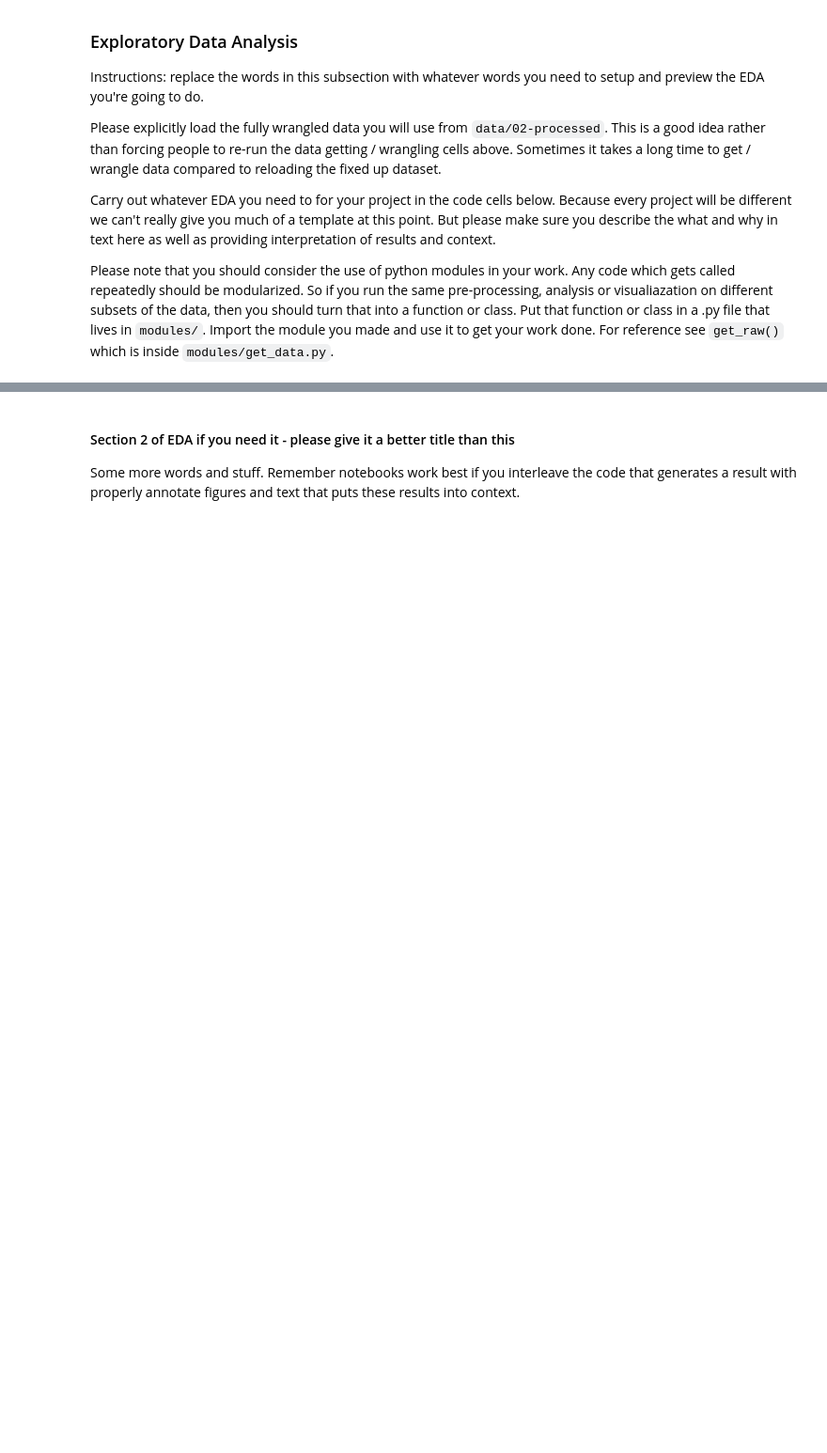
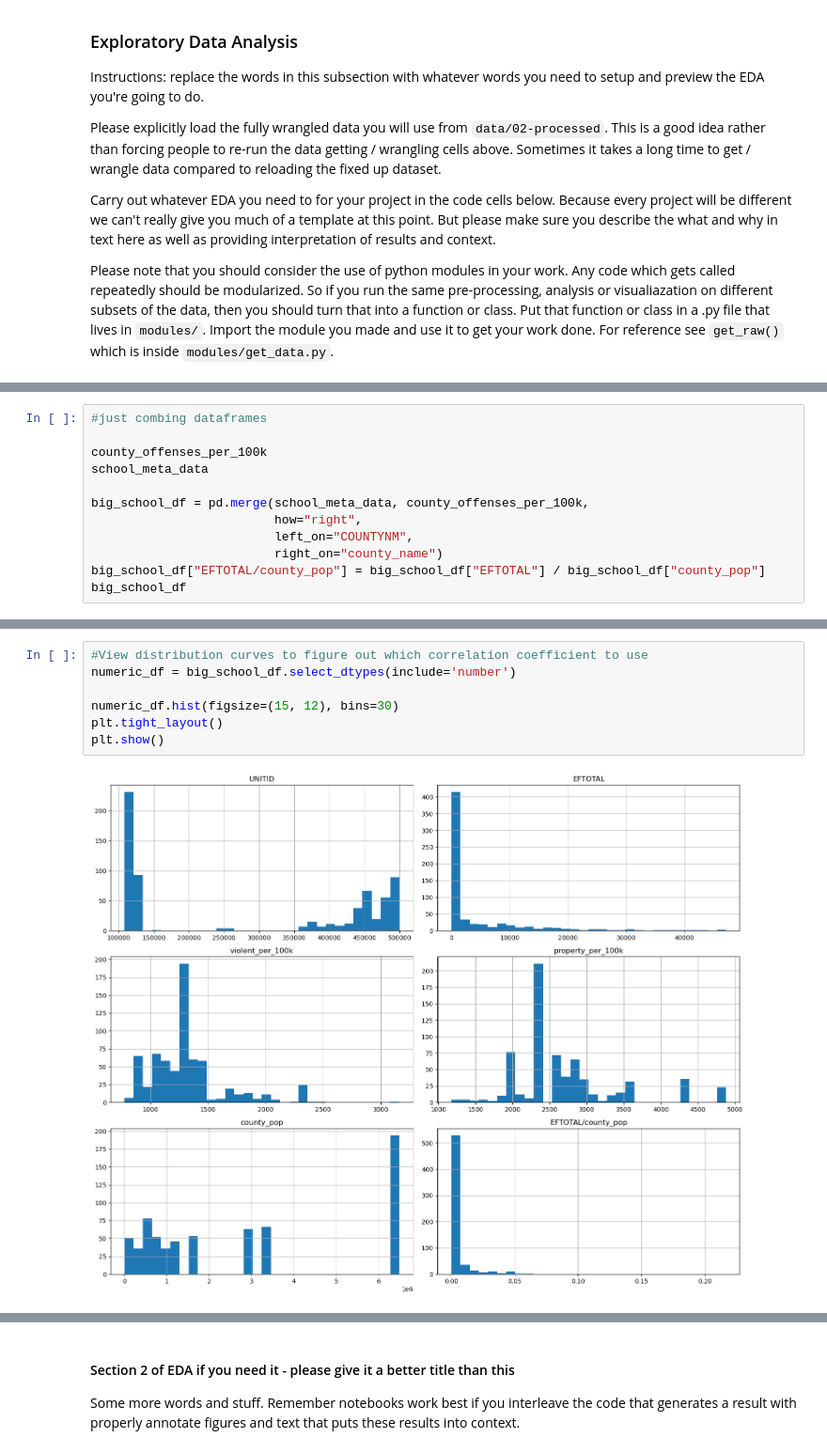
Before and after one commit to COGS108/Group045_WI26, a Jupyter notebook: 02-EDACheckpoint.ipynb, the cells around one changed output, grey strips where cells are left out. Shown at 94% size. Cells and saved outputs as stored; diff of their text form; blank space fills up the shorter version.

Commit message:
Some correlation stuff in section 1 of EDA, Messy will refine more later especially the code

```diff
--- a/02-EDACheckpoint.ipynb
+++ b/02-EDACheckpoint.ipynb
@@ -212,0 +235,12 @@ cd
+# %%
+#just combing dataframes
+
+county_offenses_per_100k
+school_meta_data
+
+big_school_df = pd.merge(school_meta_data, county_offenses_per_100k,
+                         how="right",
+                         left_on="COUNTYNM",
+                         right_on="county_name")
+big_school_df["EFTOTAL/county_pop"] = big_school_df["EFTOTAL"] / big_school_df["county_pop"]
+big_school_df
@@ -212,0 +261,9 @@ cd
+# %%
+#View distribution curves to figure out which correlation coefficient to use
+numeric_df = big_school_df.select_dtypes(include='number')
+
+numeric_df.hist(figsize=(15, 12), bins=30)
+plt.tight_layout()
+plt.show()
+# %% [output]
+[figure, added]
```
Also changed, not shown: parts of 10 cells of this notebook.
